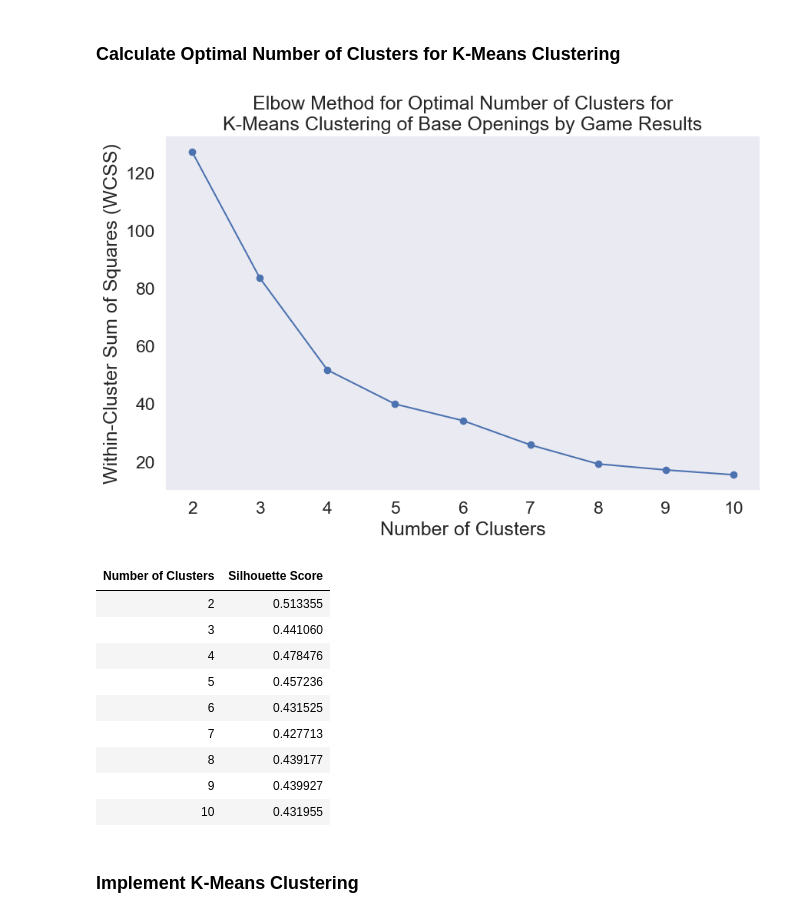
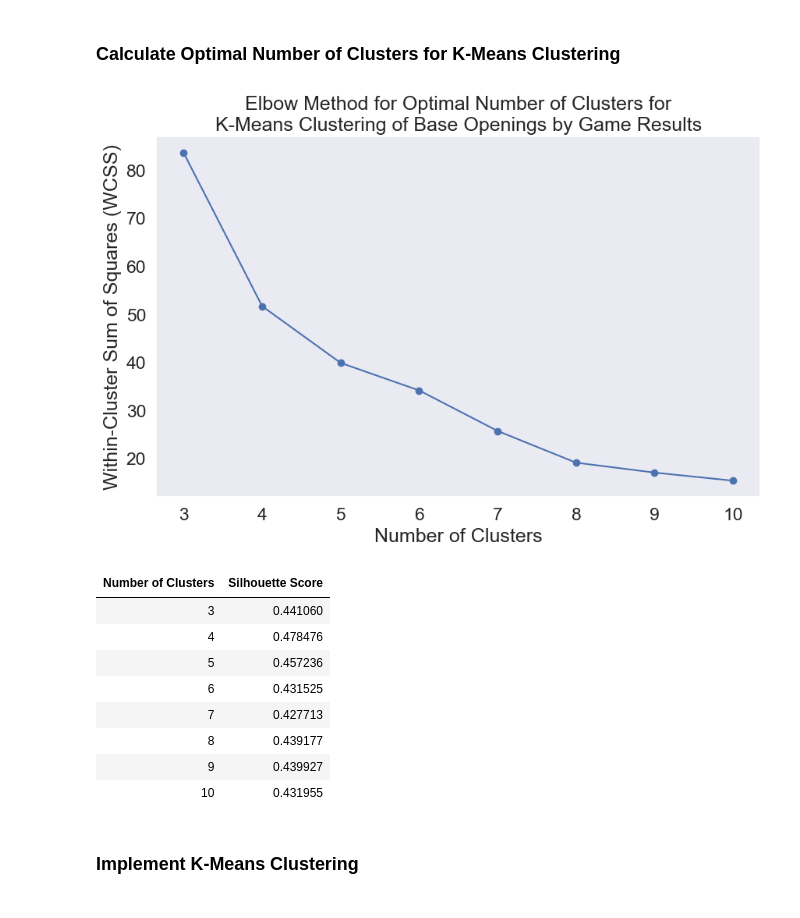
Before and after one commit to IsaacCheng9/machine-learning-in-chess, a Jupyter notebook: src/analyse_chess_data.ipynb, the cells around one changed output. Drawn from its saved outputs; the diff is of its cells as text; code cells hidden in the pictures.

Commit message:
Increase minimum number of clusters from 2 to 3

```diff
--- a/src/analyse_chess_data.ipynb
+++ b/src/analyse_chess_data.ipynb
@@ -1862,7 +1862,7 @@ clustering_data = result_percentages_pivot_sorted[["1-0", "1/2-1/2", "0-1"]]
 clustering_data_pd = pd.DataFrame(clustering_data)
 
 # Determine the range of cluster numbers to test.
-min_clusters = 2
+min_clusters = 3
 max_clusters = 10
 
 # Calculate WCSS (Within-Cluster Sum of Squares) for each number of clusters.
@@ -1870,36 +1870,35 @@ wcss_vals = []
 silhouette_score_vals = {}
 for i in range(min_clusters, max_clusters + 1):
     kmeans = KMeans(n_clusters=i, init="k-means++", random_state=69)
     kmeans.fit(clustering_data_pd)
     wcss_vals.append(kmeans.inertia_)
     silhouette_score_vals[i] = silhouette_score(clustering_data_pd, kmeans.labels_)
 
 # Plot the WCSS values.
 sns.set(font_scale=1.5)
 plt.figure(figsize=(10, 6))
 plt.plot(range(min_clusters, max_clusters + 1), wcss_vals, marker="o")
 plt.xlabel("Number of Clusters")
 plt.ylabel("Within-Cluster Sum of Squares (WCSS)")
 plt.title(
     "Elbow Method for Optimal Number of Clusters for\nK-Means Clustering of Base Openings by Game Results"
 )
 plt.xticks(np.arange(min_clusters, max_clusters + 1))
 plt.grid()
 plt.show()
 
 # Show the table of silhouette scores.
 table_of_silhouette_scores = pd.DataFrame.from_dict(
     silhouette_score_vals,
     columns=["Silhouette Score"],
     orient="index",
 )
 table_of_silhouette_scores.reset_index(inplace=True)
 table_of_silhouette_scores.columns = ["Number of Clusters", "Silhouette Score"]
 display(table_of_silhouette_scores.style.hide_index())
 # %% [output]
-[figure, old version]
+[figure, new version]
 | Number of Clusters | Silhouette Score |
-| 2 | 0.513355 |
 | 3 | 0.441060 |
 | 4 | 0.478476 |
 | 5 | 0.457236 |
```
Also changed, not shown: 1 other file.
